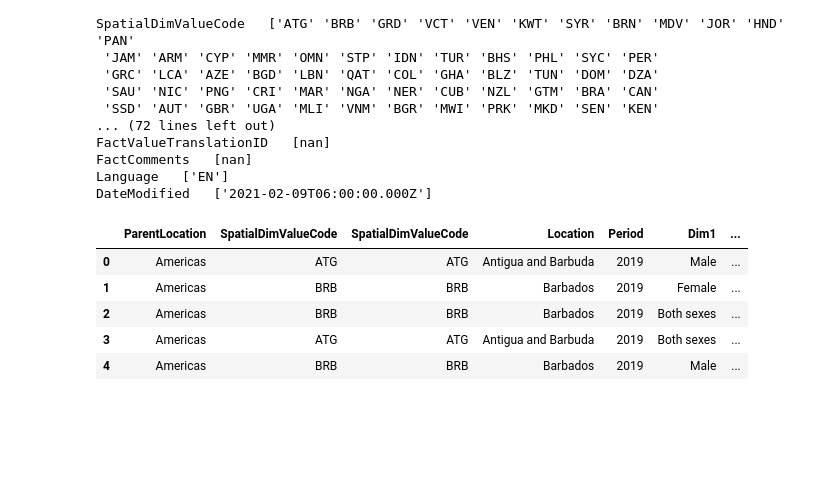
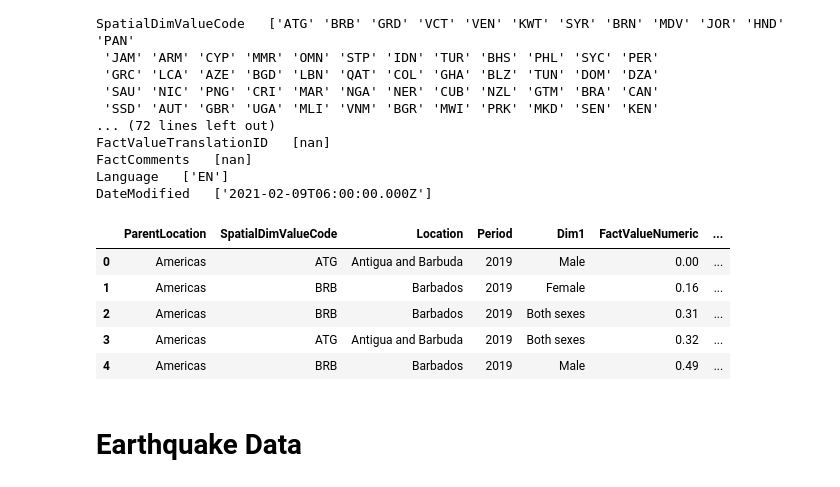
Before and after one commit to SRoethlisberger85/Earthquake_Analysis, a Jupyter notebook: suicide_data_analysis.ipynb, the cells around one changed output. Drawn from its saved outputs; the diff is of its cells as text; code cells hidden in the pictures; blank space fills up the shorter version.

Commit message:
Finished cleaning suicide & earthquake (all years) data

```diff
--- a/suicide_data_analysis.ipynb
+++ b/suicide_data_analysis.ipynb
@@ -41,8 +44,7 @@ FactComments   [nan]
 Language   ['EN']
 DateModified   ['2021-02-09T06:00:00.000Z']
 # %%
-df2 = df[['ParentLocation',
-         'SpatialDimValueCode',
+suicide_df = df[['ParentLocation',
          'SpatialDimValueCode',
          'Location',
          'Period',
@@ -51,11 +53,13 @@ df2 = df[['ParentLocation',
          'FactValueNumericLow',
          'FactValueNumericHigh']]
 # %%
-df2.head()
+suicide_df.head()
 # %% [output]
-|  | ParentLocation | SpatialDimValueCode | SpatialDimValueCode | Location | Period | Dim1 | ... |
-| 0 | Americas | ATG | ATG | Antigua and Barbuda | 2019 | Male | ... |
-| 1 | Americas | BRB | BRB | Barbados | 2019 | Female | ... |
-| 2 | Americas | BRB | BRB | Barbados | 2019 | Both sexes | ... |
-| 3 | Americas | ATG | ATG | Antigua and Barbuda | 2019 | Both sexes | ... |
-| 4 | Americas | BRB | BRB | Barbados | 2019 | Male | ... |
+|  | ParentLocation | SpatialDimValueCode | Location | Period | Dim1 | FactValueNumeric | ... |
+| 0 | Americas | ATG | Antigua and Barbuda | 2019 | Male | 0.00 | ... |
+| 1 | Americas | BRB | Barbados | 2019 | Female | 0.16 | ... |
+| 2 | Americas | BRB | Barbados | 2019 | Both sexes | 0.31 | ... |
+| 3 | Americas | ATG | Antigua and Barbuda | 2019 | Both sexes | 0.32 | ... |
+| 4 | Americas | BRB | Barbados | 2019 | Male | 0.49 | ... |
+# %% [markdown]
+# Earthquake Data
```
Also changed, not shown: parts of 18 cells of this notebook, 1 other file.
